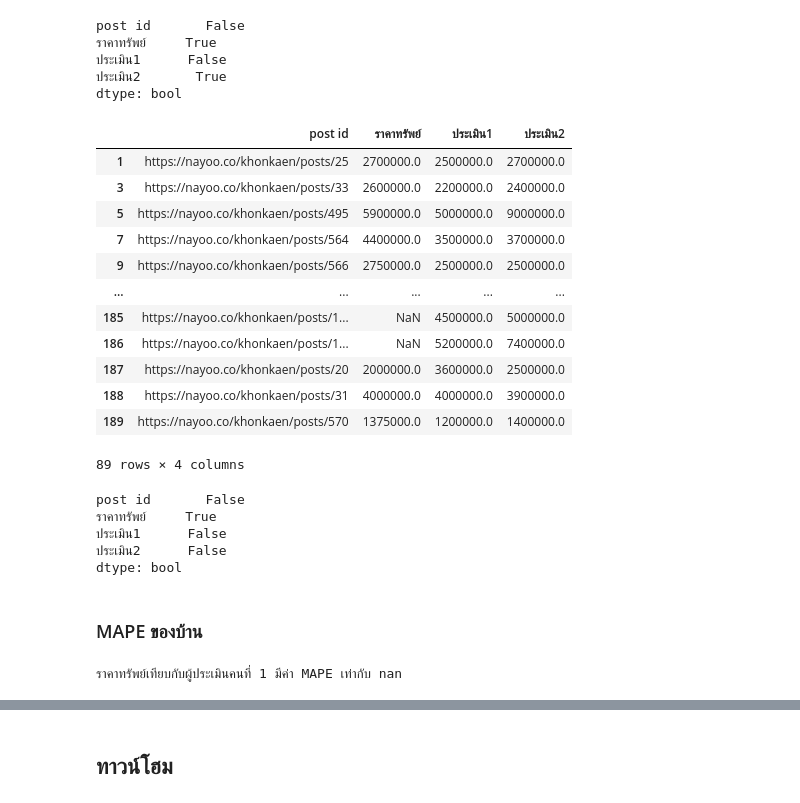
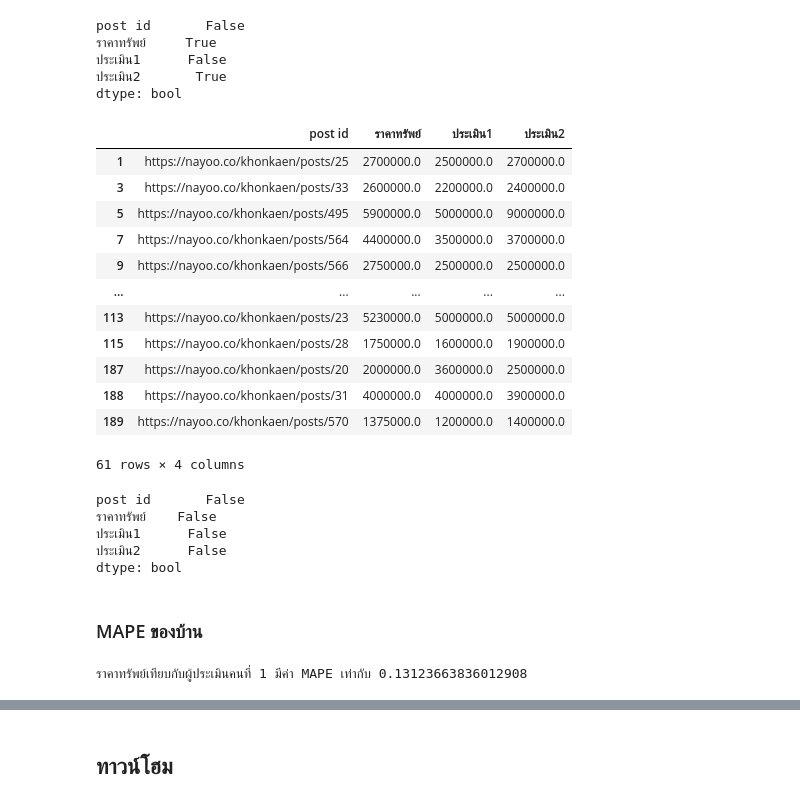
Before and after one commit to Suriya6744/bsc_dpdm22, a Jupyter notebook: [dataprep1]property_estimator_new.ipynb, the cells around one changed output, grey strips where cells are left out. Drawn from its saved outputs; the diff is of its cells as text; code cells hidden in the pictures.

```diff
--- a/[dataprep1]property_estimator_new.ipynb
+++ b/[dataprep1]property_estimator_new.ipynb
@@ -168,27 +168,27 @@ post id       False
 ประเมิน2       True
 dtype: bool
 # %%
-all1 = all1.dropna(subset=['ประเมิน2'])
+all1 = all1.dropna(subset=['ราคาทรัพย์','ประเมิน2'])
 all1
 # %% [output]
 |  | post id | ราคาทรัพย์ | ประเมิน1 | ประเมิน2 |
 | 1 | https://nayoo.co/khonkaen/posts/25 | 2700000.0 | 2500000.0 | 2700000.0 |
 | 3 | https://nayoo.co/khonkaen/posts/33 | 2600000.0 | 2200000.0 | 2400000.0 |
 | 5 | https://nayoo.co/khonkaen/posts/495 | 5900000.0 | 5000000.0 | 9000000.0 |
 | 7 | https://nayoo.co/khonkaen/posts/564 | 4400000.0 | 3500000.0 | 3700000.0 |
 | 9 | https://nayoo.co/khonkaen/posts/566 | 2750000.0 | 2500000.0 | 2500000.0 |
 | ... | ... | ... | ... | ... |
-| 185 | https://nayoo.co/khonkaen/posts/1... | NaN | 4500000.0 | 5000000.0 |
-| 186 | https://nayoo.co/khonkaen/posts/1... | NaN | 5200000.0 | 7400000.0 |
+| 113 | https://nayoo.co/khonkaen/posts/23 | 5230000.0 | 5000000.0 | 5000000.0 |
+| 115 | https://nayoo.co/khonkaen/posts/28 | 1750000.0 | 1600000.0 | 1900000.0 |
 | 187 | https://nayoo.co/khonkaen/posts/20 | 2000000.0 | 3600000.0 | 2500000.0 |
 | 188 | https://nayoo.co/khonkaen/posts/31 | 4000000.0 | 4000000.0 | 3900000.0 |
 | 189 | https://nayoo.co/khonkaen/posts/570 | 1375000.0 | 1200000.0 | 1400000.0 |
-89 rows × 4 columns
+61 rows × 4 columns
 # %%
 all1.isnull().any()
 # %% [output]
 post id       False
-ราคาทรัพย์     True
+ราคาทรัพย์    False
 ประเมิน1      False
 ประเมิน2      False
 dtype: bool
@@ -201,6 +203,6 @@ pred2_h = all1['ประเมิน2']
 # %%
-mh1 = mape(actual_h, pred1_h)
+mh1 = mean_absolute_percentage_error(actual_h, pred1_h)
 print(f'ราคาทรัพย์เทียบกับผู้ประเมินคนที่ 1 มีค่า MAPE เท่ากับ {mh1}')
 # %% [output]
-ราคาทรัพย์เทียบกับผู้ประเมินคนที่ 1 มีค่า MAPE เท่ากับ nan
+ราคาทรัพย์เทียบกับผู้ประเมินคนที่ 1 มีค่า MAPE เท่ากับ 0.13123663836012908
 # %%
```
Also changed, not shown: parts of 25 cells of this notebook.
